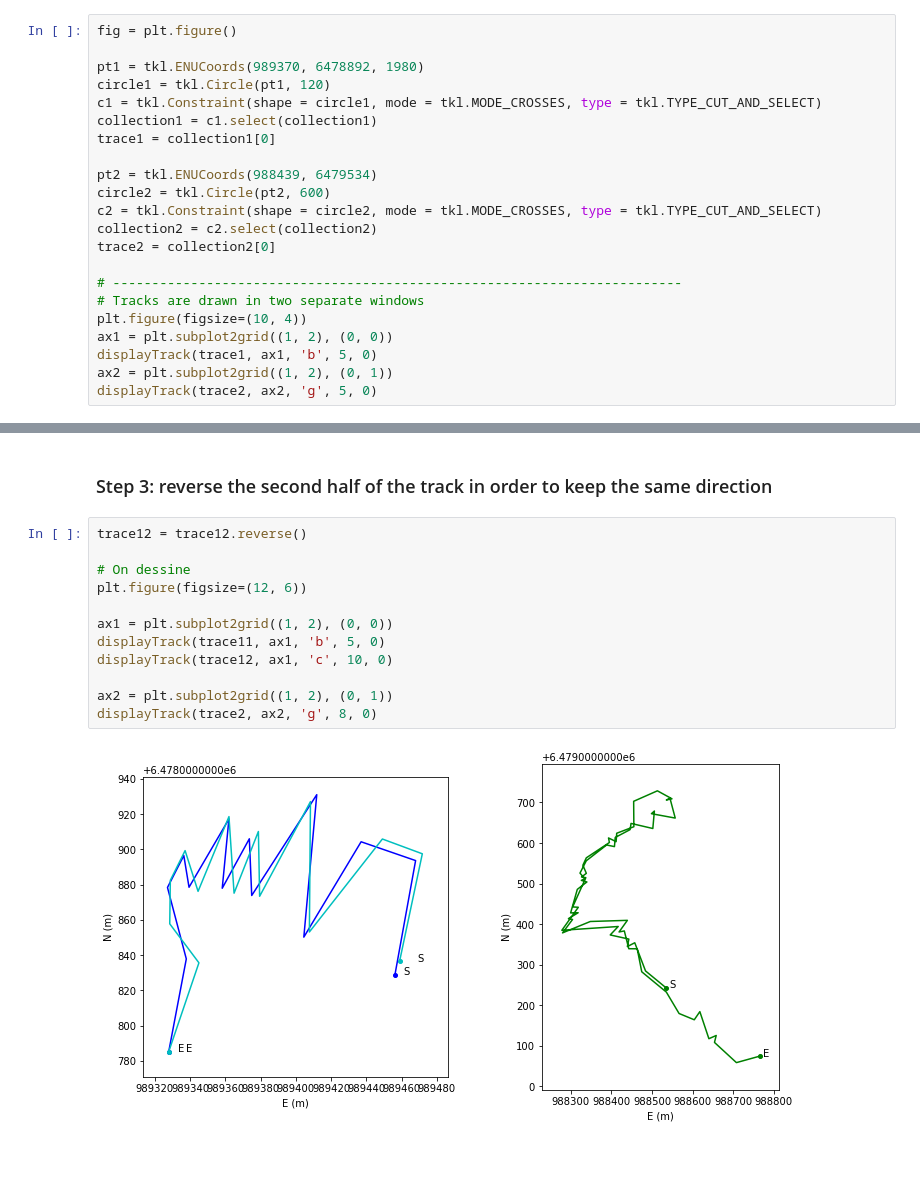
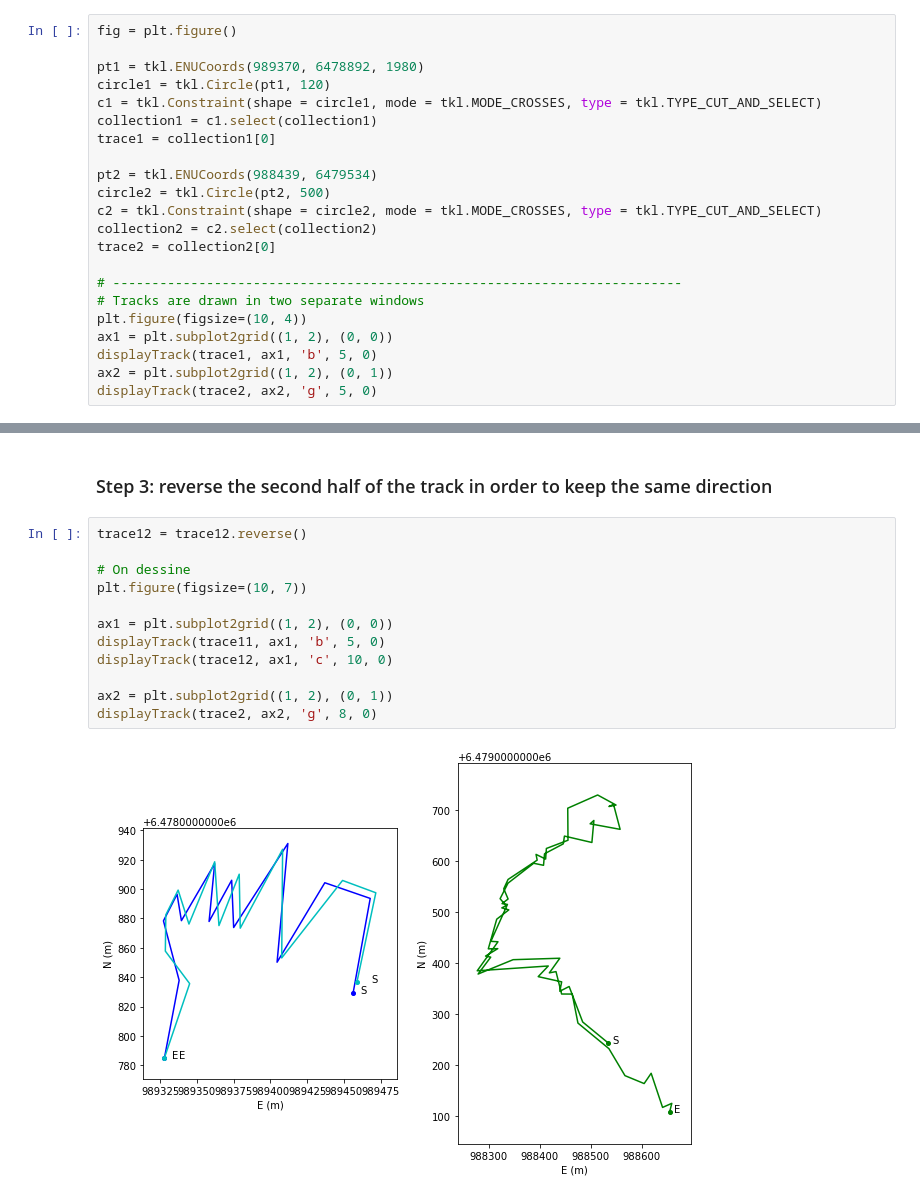
Before and after one commit to umrlastig/tracklib, a Jupyter notebook: doc/source/userguide/UG_ReturnTrip.ipynb, the cells around one changed output, grey strips where cells are left out. Saved outputs shown, nothing was run; the diff lists cells and outputs as text; blank space fills up the shorter version.

```diff
--- a/doc/source/userguide/UG_ReturnTrip.ipynb
+++ b/doc/source/userguide/UG_ReturnTrip.ipynb
@@ -81,7 +81,7 @@ collection1 = c1.select(collection1)
 trace1 = collection1[0]
 
 pt2 = tkl.ENUCoords(988439, 6479534)
-circle2 = tkl.Circle(pt2, 600)
+circle2 = tkl.Circle(pt2, 500)
 c2 = tkl.Constraint(shape = circle2, mode = tkl.MODE_CROSSES, type = tkl.TYPE_CUT_AND_SELECT)
 collection2 = c2.select(collection2)
 trace2 = collection2[0]
@@ -147,14 +147,14 @@ We split track 2.
 # %%
 trace12 = trace12.reverse()
 
 # On dessine
-plt.figure(figsize=(12, 6))
+plt.figure(figsize=(10, 7))
 
 ax1 = plt.subplot2grid((1, 2), (0, 0))
 displayTrack(trace11, ax1, 'b', 5, 0)
 displayTrack(trace12, ax1, 'c', 10, 0)
 
 ax2 = plt.subplot2grid((1, 2), (0, 1))
 displayTrack(trace2, ax2, 'g', 8, 0)
 # %% [output]
-[figure, old version]
+[figure, new version]
```
Also changed, not shown: parts of 3 cells of this notebook.
